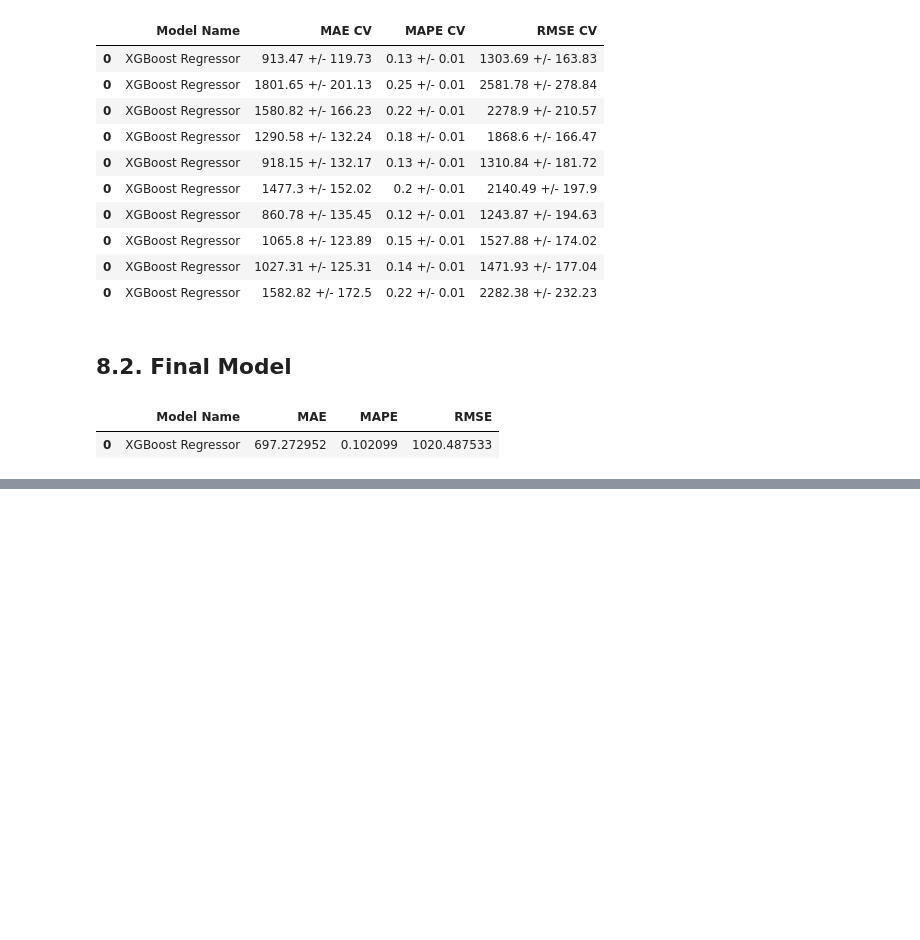
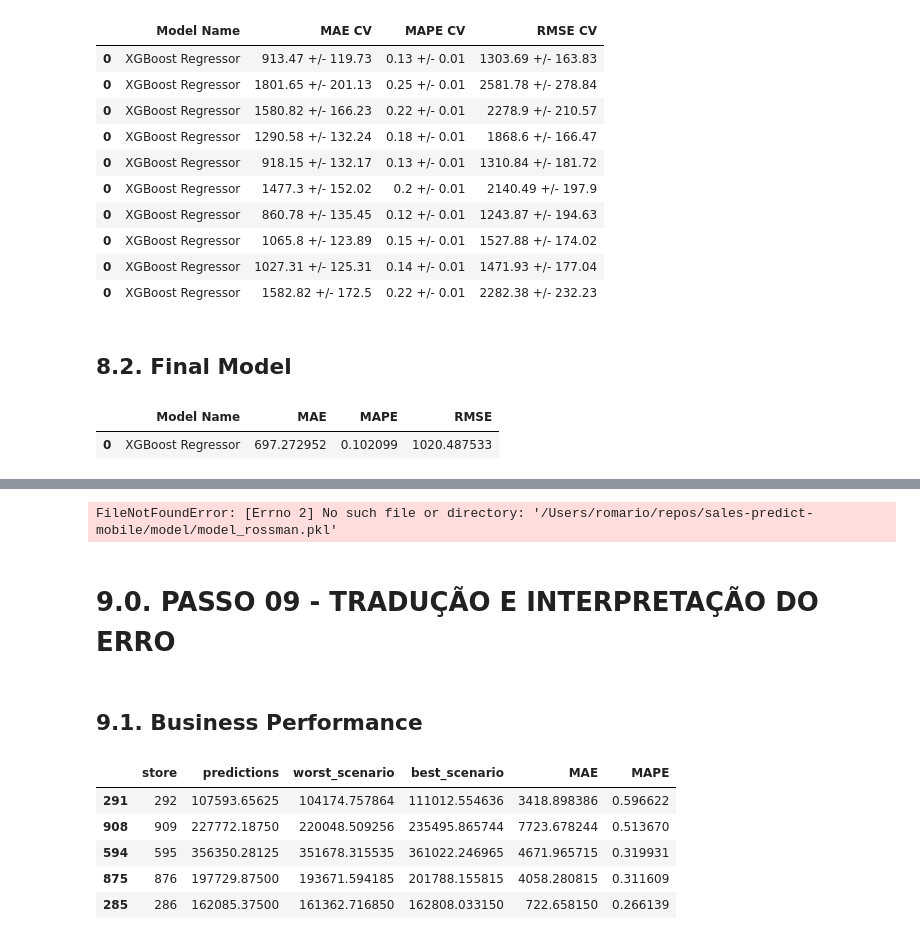
Before and after one commit to romariobarbosa/sales-predict-mobile, a Jupyter notebook: m08_v01_store_sales_prediction.ipynb, the cells around one changed output, grey strips where cells are left out. Drawn from its saved outputs; the diff is of its cells as text; code cells hidden in the pictures; blank space fills up the shorter version.

```diff
--- a/m08_v01_store_sales_prediction.ipynb
+++ b/m08_v01_store_sales_prediction.ipynb
@@ -1285,0 +1295,6 @@ xgb_result_tuned
+# %%
+pickle.dump( model_xgb_tuned, open('/Users/romario/repos/sales-predict-mobile/model/model_rossman.pkl', 'wb'))
+# %% [output]
+FileNotFoundError: [Errno 2] No such file or directory: '/Users/romario/repos/sales-predict-mobile/model/model_rossman.pkl'
+# %% [markdown]
+# 9.0. PASSO 09 - TRADUÇÃO E INTERPRETAÇÃO DO ERRO
@@ -1285,0 +1307,2 @@ xgb_result_tuned
+# %% [markdown]
+## 9.1. Business Performance
@@ -1285,0 +1327,9 @@ xgb_result_tuned
+# %%
+df92.sort_values('MAPE', ascending=False).head()
+# %% [output]
+|  | store | predictions | worst_scenario | best_scenario | MAE | MAPE |
+| 291 | 292 | 107593.65625 | 104174.757864 | 111012.554636 | 3418.898386 | 0.596622 |
+| 908 | 909 | 227772.18750 | 220048.509256 | 235495.865744 | 7723.678244 | 0.513670 |
+| 594 | 595 | 356350.28125 | 351678.315535 | 361022.246965 | 4671.965715 | 0.319931 |
+| 875 | 876 | 197729.87500 | 193671.594185 | 201788.155815 | 4058.280815 | 0.311609 |
+| 285 | 286 | 162085.37500 | 161362.716850 | 162808.033150 | 722.658150 | 0.266139 |
```
Also changed, not shown: parts of 16 cells of this notebook.
